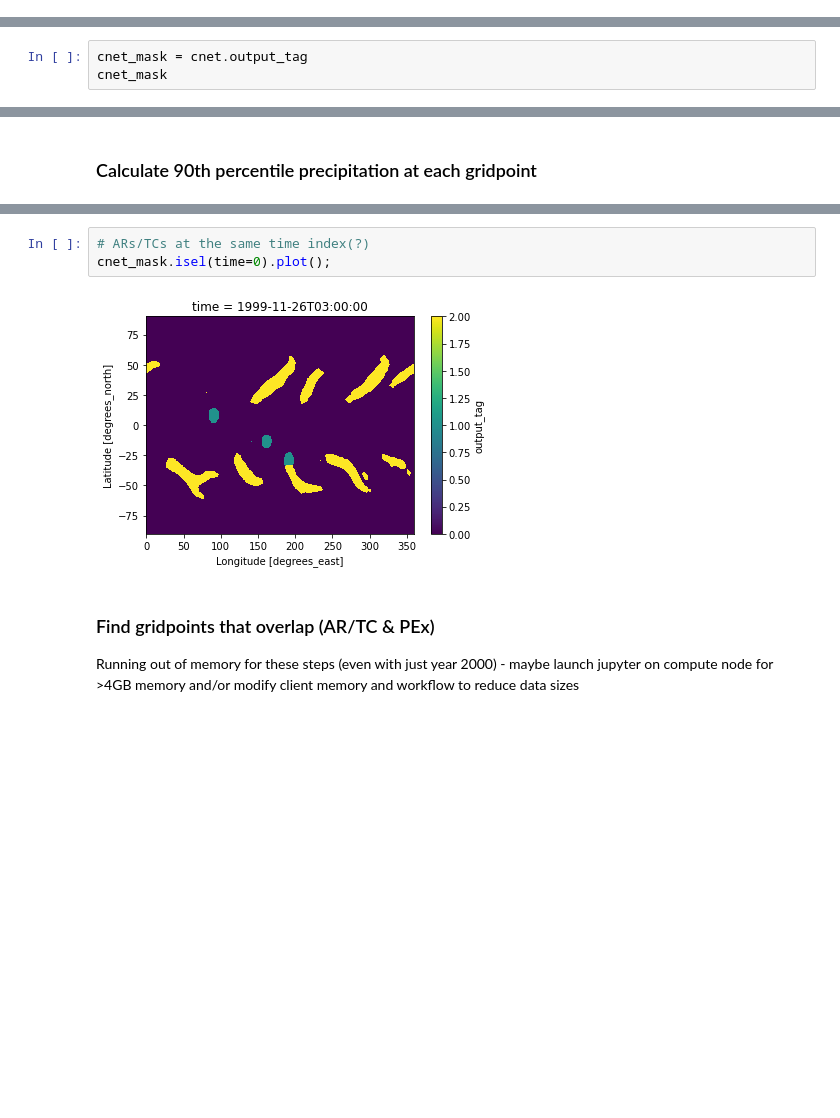
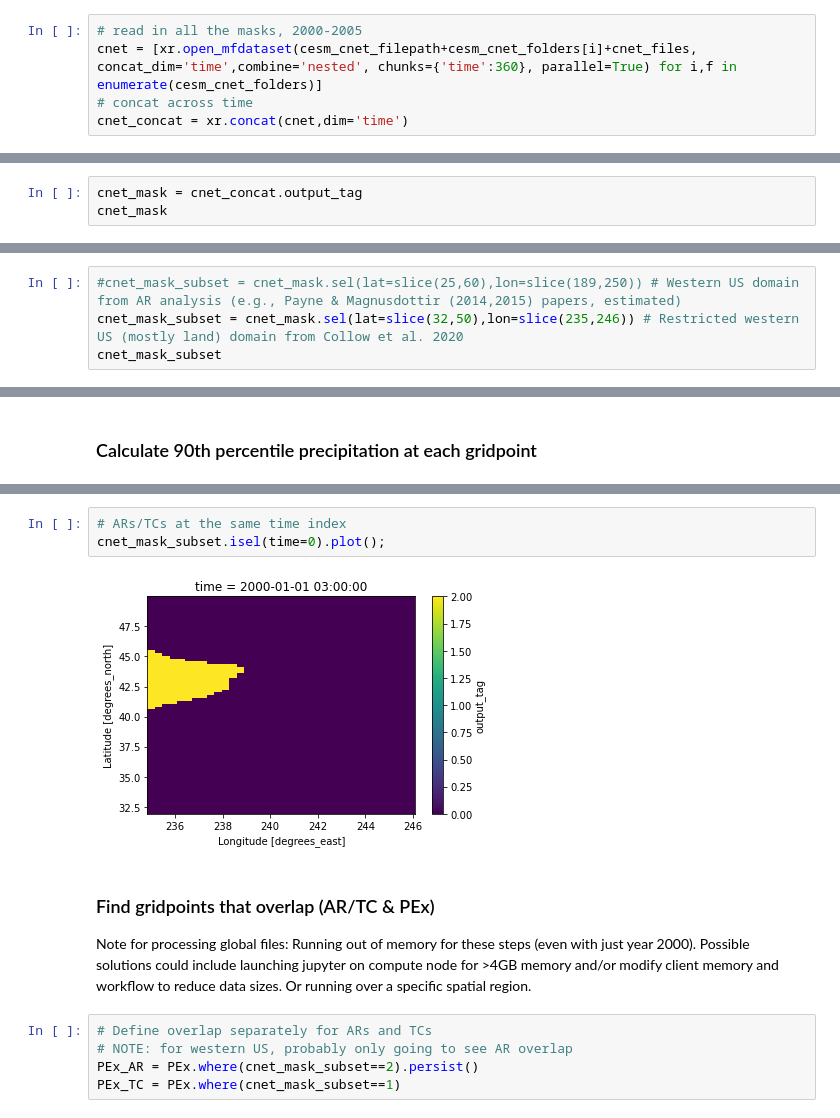
Before and after one commit to katiedagon/ML-extremes, a Jupyter notebook: notebooks/ClimateNet_PEx.ipynb, the cells around one changed output, grey strips where cells are left out. Saved outputs shown, nothing was run; the diff lists cells and outputs as text; blank space fills up the shorter version.

```diff
--- a/notebooks/ClimateNet_PEx.ipynb
+++ b/notebooks/ClimateNet_PEx.ipynb
@@ -127,0 +119,5 @@ Attributes:
+# %%
+# read in all the masks, 2000-2005
+cnet = [xr.open_mfdataset(cesm_cnet_filepath+cesm_cnet_folders[i]+cnet_files, concat_dim='time',combine='nested', chunks={'time':360}, parallel=True) for i,f in enumerate(cesm_cnet_folders)]
+# concat across time
+cnet_concat = xr.concat(cnet,dim='time')
@@ -128,4 +150,4 @@ Attributes:
 # %%
-cnet_mask = cnet.output_tag
+cnet_mask = cnet_concat.output_tag
 cnet_mask
 # %% [output]
@@ -156,0 +221,4 @@ segmentation tag
+# %%
+#cnet_mask_subset = cnet_mask.sel(lat=slice(25,60),lon=slice(189,250)) # Western US domain from AR analysis (e.g., Payne & Magnusdottir (2014,2015) papers, estimated)
+cnet_mask_subset = cnet_mask.sel(lat=slice(32,50),lon=slice(235,246)) # Restricted western US (mostly land) domain from Collow et al. 2020
+cnet_mask_subset
@@ -282,9 +386,14 @@ Wall time: 2min 48s
 # %%
-# ARs/TCs at the same time index(?)
-cnet_mask.isel(time=0).plot();
+# ARs/TCs at the same time index
+cnet_mask_subset.isel(time=0).plot();
 # %% [output]
-[figure, old version]
+[figure, new version]
 # %% [markdown]
 ### Find gridpoints that overlap (AR/TC & PEx)
-Running out of memory for these steps (even with just year 2000) - maybe launch jupyter on compute node for >4GB memory and/or modify client memory and workflow to reduce data sizes
+Note for processing global files: Running out of memory for these steps (even with just year 2000). Possible solutions could include launching jupyter on compute node for >4GB memory and/or modify client memory and workflow to reduce data sizes. Or running over a specific spatial region.
+# %%
+# Define overlap separately for ARs and TCs
+# NOTE: for western US, probably only going to see AR overlap
+PEx_AR = PEx.where(cnet_mask_subset==2).persist()
+PEx_TC = PEx.where(cnet_mask_subset==1)
 # %%
```
Also changed, not shown: parts of 65 cells of this notebook, 3 other files.
